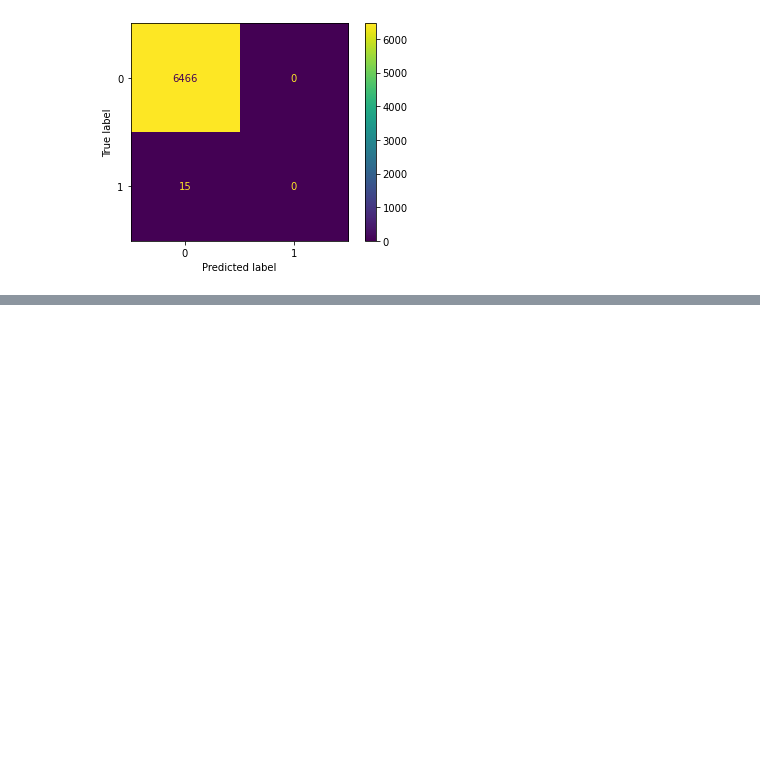
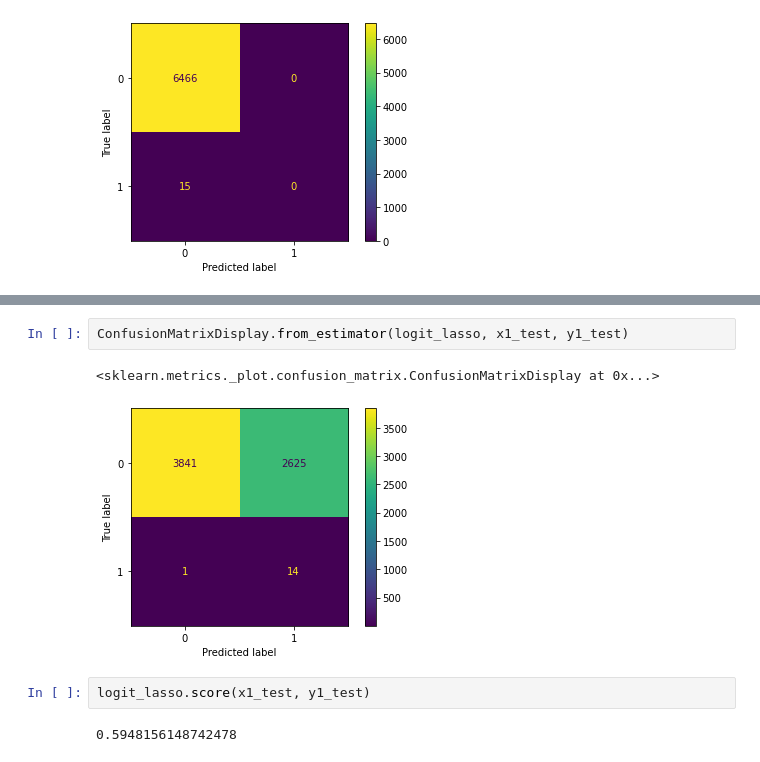
Before and after one commit to noahruiz416/Tempe_Traffic_Classification, a Jupyter notebook: Tempe_Traffic_Prototype_Feature_Engineering_Model_V1.ipynb, the cells around one changed output, grey strips where cells are left out. Cells and saved outputs as stored; diff of their text form; blank space fills up the shorter version.

```diff
--- a/Tempe_Traffic_Prototype_Feature_Engineering_Model_V1.ipynb
+++ b/Tempe_Traffic_Prototype_Feature_Engineering_Model_V1.ipynb
@@ -144,0 +229,9 @@ ConfusionMatrixDisplay.from_estimator(logit_lasso, x1_test, y1_test)
+# %%
+ConfusionMatrixDisplay.from_estimator(logit_lasso, x1_test, y1_test)
+# %% [output]
+<sklearn.metrics._plot.confusion_matrix.ConfusionMatrixDisplay at 0x...>
+[figure, added]
+# %%
+logit_lasso.score(x1_test, y1_test)
+# %% [output]
+0.5948156148742478
```
Also changed, not shown: parts of 63 cells of this notebook.
